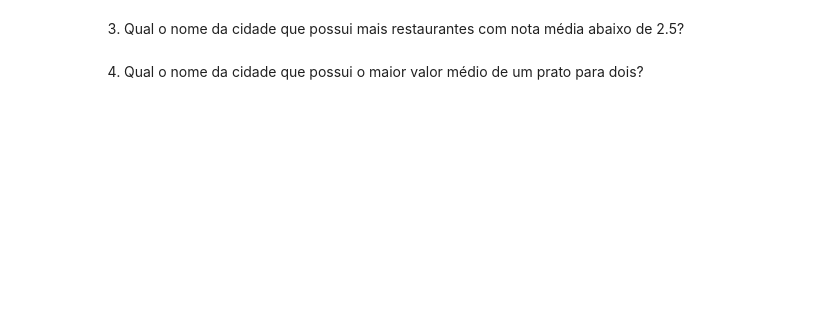
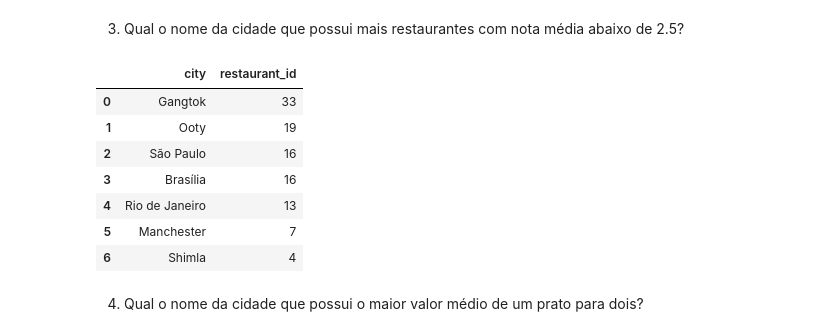
Before and after one commit to thiago-vale/fome-zero, a Jupyter notebook: notebook/fome-zero.ipynb, the cells around one changed output. Cells and saved outputs as stored; diff of their text form; code cells hidden in the pictures; blank space fills up the shorter version.

```diff
--- a/notebook/fome-zero.ipynb
+++ b/notebook/fome-zero.ipynb
@@ -239,5 +269,18 @@ pais
 # %% [markdown]
 3. Qual o nome da cidade que possui mais restaurantes com nota média abaixo de
 2.5?
+# %%
+cidade = df[df['aggregate_rating'] <= 2.5].groupby('city')['restaurant_id'].count().sort_values(ascending=False).reset_index()
+cidade = cidade[cidade['restaurant_id'] == cidade['restaurant_id']]
+cidade.head(7)
+# %% [output]
+|  | city | restaurant_id |
+| 0 | Gangtok | 33 |
+| 1 | Ooty | 19 |
+| 2 | São Paulo | 16 |
+| 3 | Brasília | 16 |
+| 4 | Rio de Janeiro | 13 |
+| 5 | Manchester | 7 |
+| 6 | Shimla | 4 |
 # %% [markdown]
 4. Qual o nome da cidade que possui o maior valor médio de um prato para dois?
```
Also changed, not shown: parts of 7 cells of this notebook, 1 other file.
